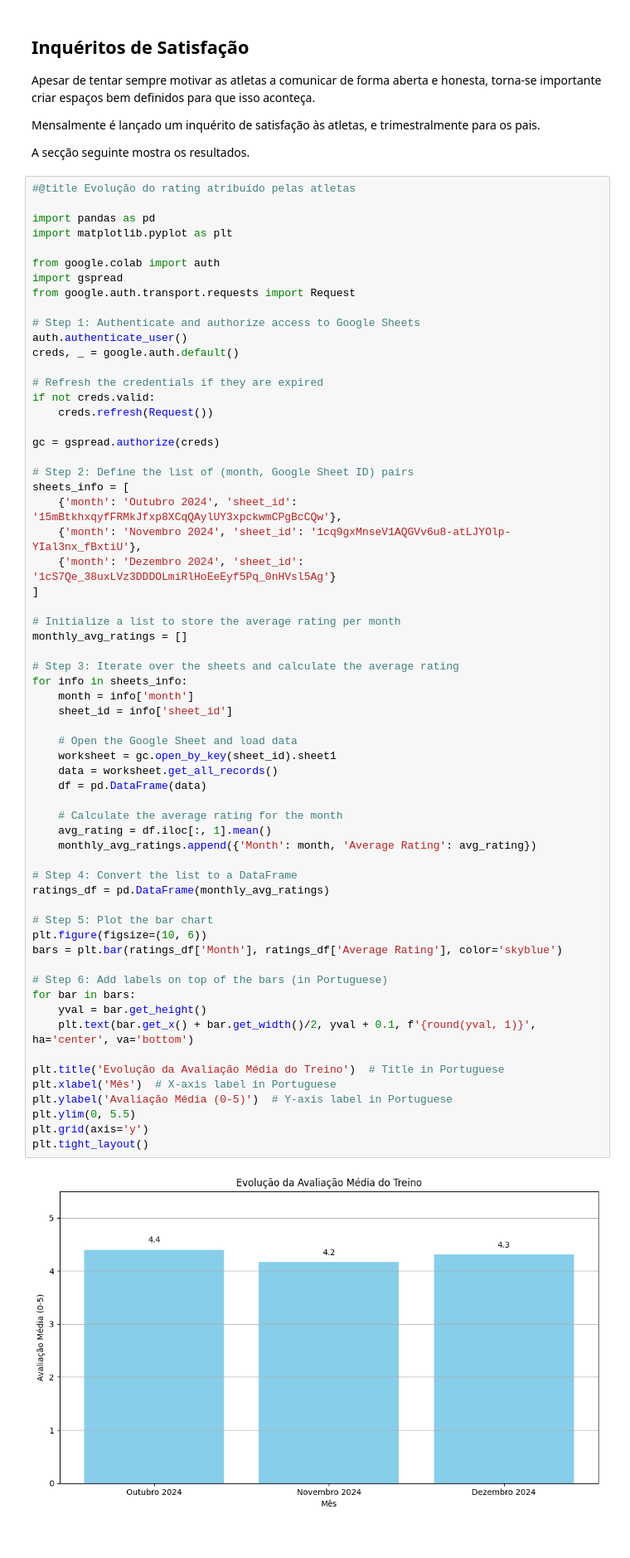
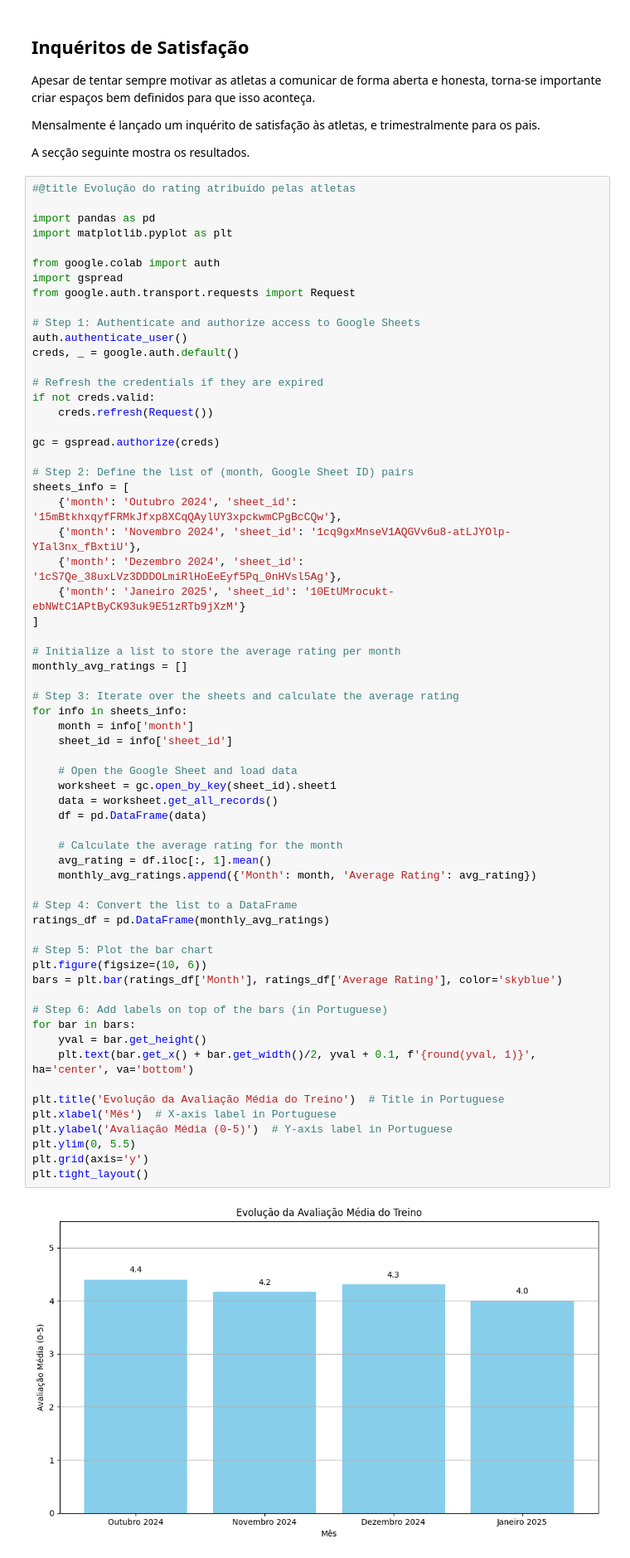
Before and after one commit to pmalves/coach-report-lv1, a Jupyter notebook: Dossier_de_Estágio_Pedro_Alves.ipynb, the cells around one changed output. Shown at 83% size. Saved outputs shown, nothing was run; the diff lists cells and outputs as text.

```diff
--- a/Dossier_de_Estágio_Pedro_Alves.ipynb
+++ b/Dossier_de_Estágio_Pedro_Alves.ipynb
@@ -597,7 +599,8 @@ gc = gspread.authorize(creds)
 sheets_info = [
     {'month': 'Outubro 2024', 'sheet_id': '15mBtkhxqyfFRMkJfxp8XCqQAylUY3xpckwmCPgBcCQw'},
     {'month': 'Novembro 2024', 'sheet_id': '1cq9gxMnseV1AQGVv6u8-atLJYOlp-YIal3nx_fBxtiU'},
-    {'month': 'Dezembro 2024', 'sheet_id': '1cS7Qe_38uxLVz3DDDOLmiRlHoEeEyf5Pq_0nHVsl5Ag'}
+    {'month': 'Dezembro 2024', 'sheet_id': '1cS7Qe_38uxLVz3DDDOLmiRlHoEeEyf5Pq_0nHVsl5Ag'},
+    {'month': 'Janeiro 2025', 'sheet_id': '10EtUMrocukt-ebNWtC1APtByCK93uk9E51zRTb9jXzM'}
 ]
 
 # Initialize a list to store the average rating per month
@@ -609,34 +612,34 @@ for info in sheets_info:
     sheet_id = info['sheet_id']
 
     # Open the Google Sheet and load data
     worksheet = gc.open_by_key(sheet_id).sheet1
     data = worksheet.get_all_records()
     df = pd.DataFrame(data)
 
     # Calculate the average rating for the month
     avg_rating = df.iloc[:, 1].mean()
     monthly_avg_ratings.append({'Month': month, 'Average Rating': avg_rating})
 
 # Step 4: Convert the list to a DataFrame
 ratings_df = pd.DataFrame(monthly_avg_ratings)
 
 # Step 5: Plot the bar chart
 plt.figure(figsize=(10, 6))
 bars = plt.bar(ratings_df['Month'], ratings_df['Average Rating'], color='skyblue')
 
 # Step 6: Add labels on top of the bars (in Portuguese)
 for bar in bars:
     yval = bar.get_height()
     plt.text(bar.get_x() + bar.get_width()/2, yval + 0.1, f'{round(yval, 1)}', ha='center', va='bottom')
 
 plt.title('Evolução da Avaliação Média do Treino')  # Title in Portuguese
 plt.xlabel('Mês')  # X-axis label in Portuguese
 plt.ylabel('Avaliação Média (0-5)')  # Y-axis label in Portuguese
 plt.ylim(0, 5.5)
 plt.grid(axis='y')
 plt.tight_layout()
 # %% [output]
-[figure, old version]
+[figure, new version]
 # %% [markdown]
 # Aplicação e Evolução
 # %% [markdown]
```
Also changed, not shown: parts of 10 cells of this notebook.
